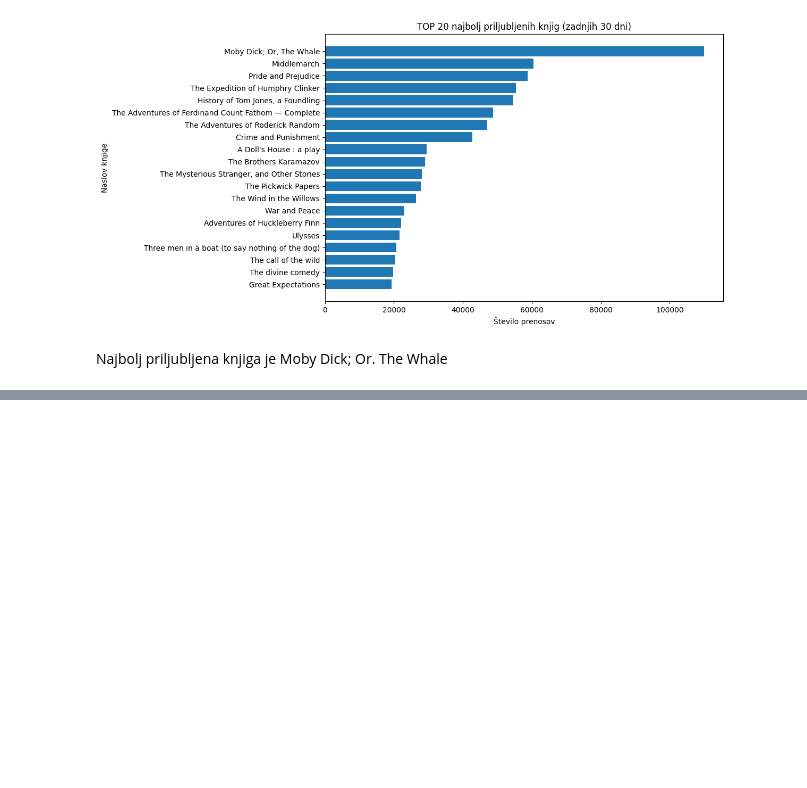
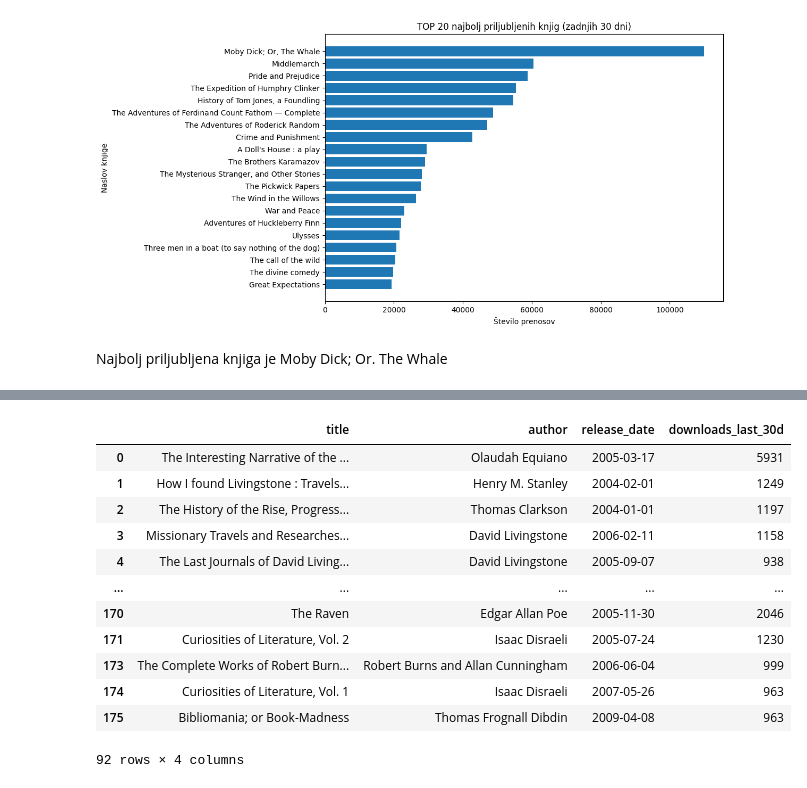
Before and after one commit to kajzrca/UVP-projekt, a Jupyter notebook: KNJIGE.ipynb, the cells around one changed output, grey strips where cells are left out. Saved outputs shown, nothing was run; the diff lists cells and outputs as text; code cells hidden in the pictures; blank space fills up the shorter version.

```diff
--- a/KNJIGE.ipynb
+++ b/KNJIGE.ipynb
@@ -96,0 +156,7 @@ Najbolj priljubljena knjiga je Moby Dick; Or. The Whale
+# %%
+#izdane leta 2000
+podatki['release_date'] = pd.to_datetime(podatki['release_date'], format='%b %d, %Y', errors='coerce')
+podatki = podatki.dropna(subset=['release_date'])
+stare_knjige = podatki[podatki['release_date'].dt.year == 2000]
+stare_knjige = stare_knjige[['title', 'author', 'reading_level', 'language', 'release_date']]
+display(stare_knjige)
@@ -96,0 +169,22 @@ Najbolj priljubljena knjiga je Moby Dick; Or. The Whale
+# %%
+#po 2000 in vec kt 500 zloudanih
+podatki['release_date'] = pd.to_datetime(podatki['release_date'], format='%b %d, %Y', errors='coerce')
+podatki = podatki.dropna(subset=['release_date', 'downloads_last_30d'])
+popularne_novejse = podatki[(podatki['release_date'].dt.year > 2000) &
+                             (podatki['downloads_last_30d'] > 500)]
+popularne_novejse = popularne_novejse[['title', 'author', 'release_date', 'downloads_last_30d']]
+display(popularne_novejse)
+# %% [output]
+|  | title | author | release_date | downloads_last_30d |
+| 0 | The Interesting Narrative of the ... | Olaudah Equiano | 2005-03-17 | 5931 |
+| 1 | How I found Livingstone : Travels... | Henry M. Stanley | 2004-02-01 | 1249 |
+| 2 | The History of the Rise, Progress... | Thomas Clarkson | 2004-01-01 | 1197 |
+| 3 | Missionary Travels and Researches... | David Livingstone | 2006-02-11 | 1158 |
+| 4 | The Last Journals of David Living... | David Livingstone | 2005-09-07 | 938 |
+| ... | ... | ... | ... | ... |
+| 170 | The Raven | Edgar Allan Poe | 2005-11-30 | 2046 |
+| 171 | Curiosities of Literature, Vol. 2 | Isaac Disraeli | 2005-07-24 | 1230 |
+| 173 | The Complete Works of Robert Burn... | Robert Burns and Allan Cunningham | 2006-06-04 | 999 |
+| 174 | Curiosities of Literature, Vol. 1 | Isaac Disraeli | 2007-05-26 | 963 |
+| 175 | Bibliomania; or Book-Madness | Thomas Frognall Dibdin | 2009-04-08 | 963 |
+92 rows × 4 columns
```
Also changed, not shown: parts of 6 cells of this notebook.
